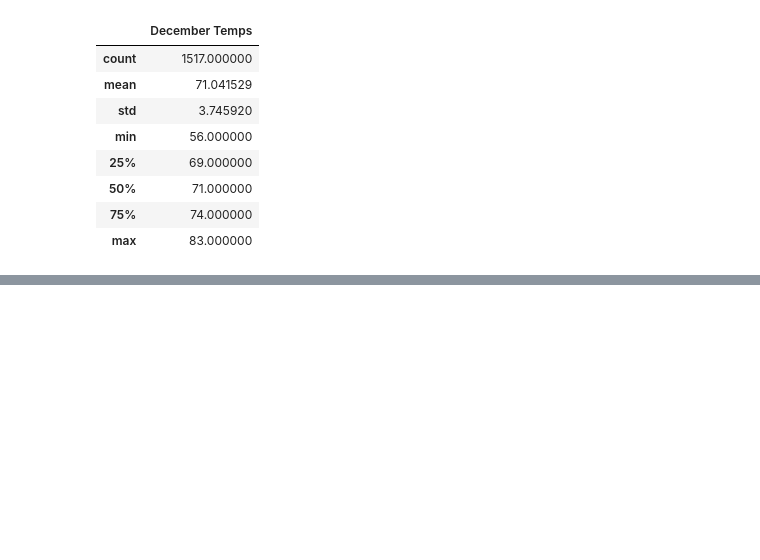
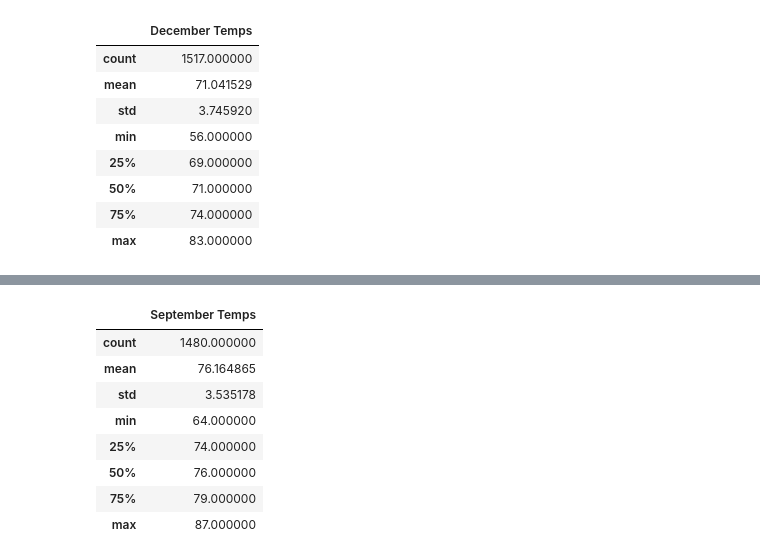
Before and after one commit to kelliwolf17/surfs_up, a Jupyter notebook: SurfsUp_Challenge.ipynb, the cells around one changed output, grey strips where cells are left out. Saved outputs shown, nothing was run; the diff lists cells and outputs as text; code cells hidden in the pictures; blank space fills up the shorter version.

```diff
--- a/SurfsUp_Challenge.ipynb
+++ b/SurfsUp_Challenge.ipynb
@@ -107,0 +139,10 @@ df.describe()
+# %%
+# September temps
+results_sep = session.query(Measurement.date, Measurement.tobs).filter(extract('month', Measurement.date)==9).all()
+# %%
+temp_sep = []
+for temp in results_sep:
+    temp_sep.append(temp.tobs)
+# %%
+df = pd.DataFrame(temp_sep, columns=['September Temps'])
+df.head()
@@ -107,0 +156,12 @@ df.describe()
+# %%
+df.describe()
+# %% [output]
+|  | September Temps |
+| count | 1480.000000 |
+| mean | 76.164865 |
+| std | 3.535178 |
+| min | 64.000000 |
+| 25% | 74.000000 |
+| 50% | 76.000000 |
+| 75% | 79.000000 |
+| max | 87.000000 |
```
Also changed, not shown: parts of 6 cells of this notebook.
